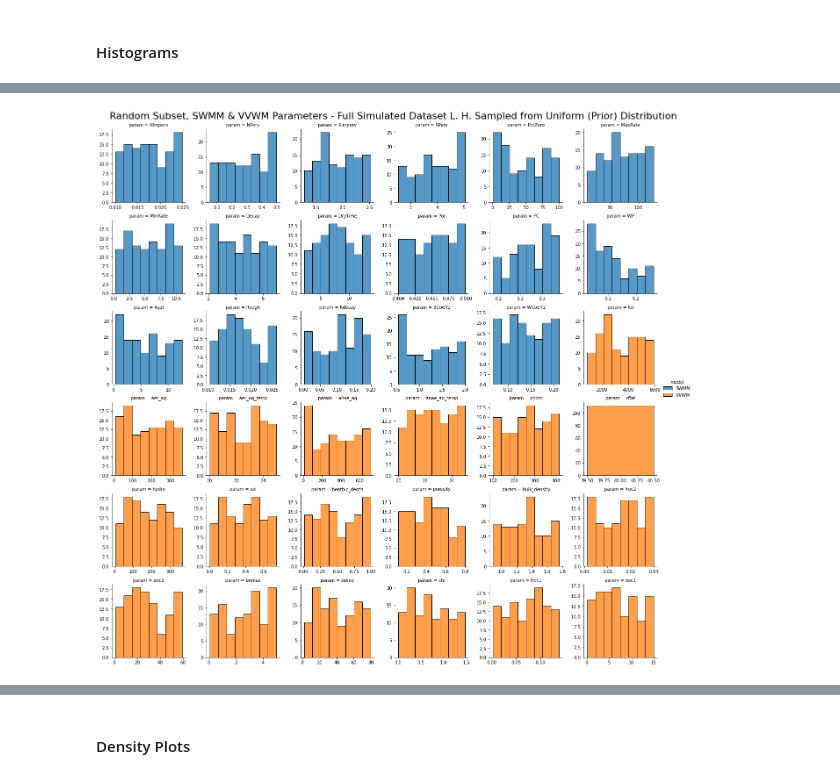
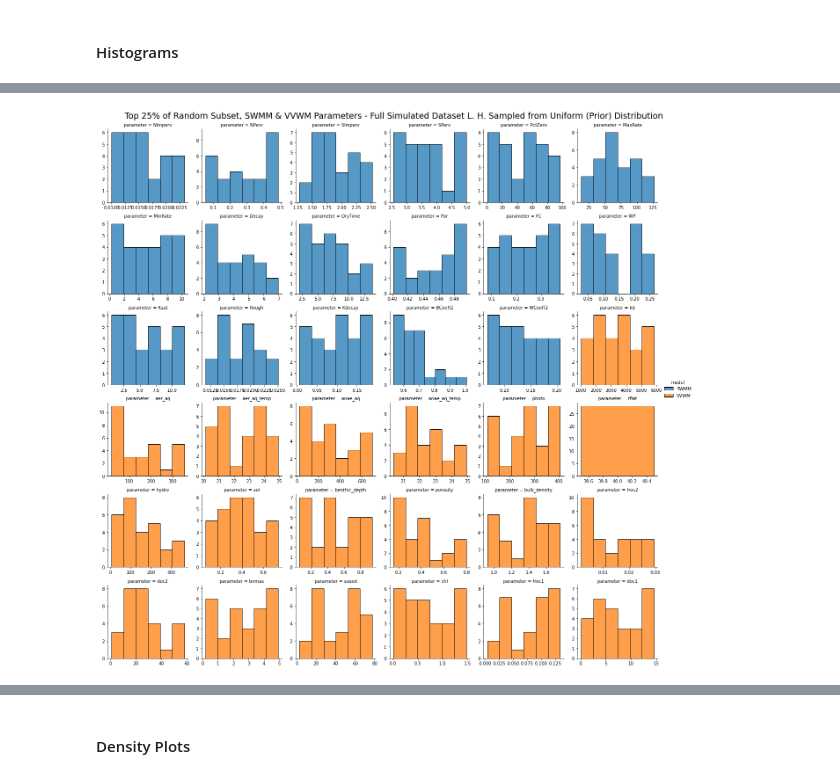
Before and after one commit to puruckertom/chelsvig_urban_pesticides, a Jupyter notebook: jupyter_notebooks/plot_post_processed_data.ipynb, the cells around one changed output, grey strips where cells are left out. Drawn from its saved outputs; the diff is of its cells as text; code cells hidden in the pictures.

```diff
--- a/jupyter_notebooks/plot_post_processed_data.ipynb
+++ b/jupyter_notebooks/plot_post_processed_data.ipynb
@@ -150,18 +166,23 @@ vvwm_df_05 = subset_lhs_data(.05, True)
 # %%
-swmm_100 = pd.DataFrame(swmm_df_100.stack()).reset_index(level=[1])
-swmm_100.columns = ["param","value"]
-swmm_100["acc_rate"] = "100%"
+# Start with the full dataframe, and then do the subsetted ones
+swmm_100 = pd.DataFrame(swmm_df.stack()).reset_index(level=[1])
+# assign meaningful column labels (will use parameter for faceting)
+swmm_100.columns = ["parameter","value"]
+# add another column for acceptance rate (will use for linetype)
+swmm_100["acc_rate"] = " all"
 
+# Do the same for 3 subsetted data frames
 swmm_25 = pd.DataFrame(swmm_df_25.stack()).reset_index(level=[1])
-swmm_25.columns = ["param","value"]
+swmm_25.columns = ["parameter","value"]
 swmm_25["acc_rate"] = "25%"
 
 swmm_10 = pd.DataFrame(swmm_df_10.stack()).reset_index(level=[1])
-swmm_10.columns = ["param","value"]
+swmm_10.columns = ["parameter","value"]
 swmm_10["acc_rate"] = "10%"
 
 swmm_05 = pd.DataFrame(swmm_df_05.stack()).reset_index(level=[1])
-swmm_05.columns = ["param","value"]
-swmm_05["acc_rate"] = "5%"
+swmm_05.columns = ["parameter","value"]
+swmm_05["acc_rate"] = "05%"
 
+# Concatenate all 4 results into one
 swmm_MULTI = pd.concat([swmm_100, swmm_25, swmm_10, swmm_05])
@@ -168,18 +191,19 @@ swmm_MULTI = pd.concat([swmm_100, swmm_25, swmm_10, swmm_05])
 # %%
-vvwm_100 = pd.DataFrame(vvwm_df_100.stack()).reset_index(level=[1])
-vvwm_100.columns = ["param","value"]
-vvwm_100["acc_rate"] = "100%"
+# Do the same for vvwm
+vvwm_100 = pd.DataFrame(vvwm_df.stack()).reset_index(level=[1])
+vvwm_100.columns = ["parameter","value"]
+vvwm_100["acc_rate"] = " all"
 
 vvwm_25 = pd.DataFrame(vvwm_df_25.stack()).reset_index(level=[1])
-vvwm_25.columns = ["param","value"]
+vvwm_25.columns = ["parameter","value"]
 vvwm_25["acc_rate"] = "25%"
 
 vvwm_10 = pd.DataFrame(vvwm_df_10.stack()).reset_index(level=[1])
-vvwm_10.columns = ["param","value"]
+vvwm_10.columns = ["parameter","value"]
 vvwm_10["acc_rate"] = "10%"
 
 vvwm_05 = pd.DataFrame(vvwm_df_05.stack()).reset_index(level=[1])
-vvwm_05.columns = ["param","value"]
-vvwm_05["acc_rate"] = "5%"
+vvwm_05.columns = ["parameter","value"]
+vvwm_05["acc_rate"] = "05%"
 
 vvwm_MULTI = pd.concat([vvwm_100, vvwm_25, vvwm_10, vvwm_05])
@@ -196,13 +239,14 @@ import seaborn as sns
 # %%
-# SWMM & VVWM parameters, all of the Data
-g = sns.FacetGrid(pd.concat([swmm_100.assign(model = "SWMM"), vvwm_100.assign(model = "VVWM")]),
-                  col = "param", col_wrap = 6, sharex = False, sharey = False, hue = "model")
+# Do the same for top 25% dataframe
+g = sns.FacetGrid(pd.concat([swmm_25.assign(model = "SWMM"), vvwm_25.assign(model = "VVWM")]),
+                  col = "parameter", col_wrap = 6, sharex = False, sharey = False, hue = "model")
 g.map_dataframe(sns.histplot, x="value")
 g.add_legend()
 # source: <https://stackoverflow.com/questions/29813694/how-to-add-a-title-to-seaborn-facet-plot>
 plt.subplots_adjust(top=0.95)
-g.fig.suptitle("Random Subset, SWMM & VVWM Parameters - Full Simulated Dataset L. H. Sampled from Uniform (Prior) Distribution",
-              fontsize=22)
+g.fig.suptitle(
+    "Top 25% of Random Subset, SWMM & VVWM Parameters - Full Simulated Dataset L. H. Sampled from Uniform (Prior) Distribution",
+    fontsize=19)
 None
 # %% [output]
-[figure, old version]
+[figure, new version]
```
Also changed, not shown: parts of 27 cells of this notebook.
